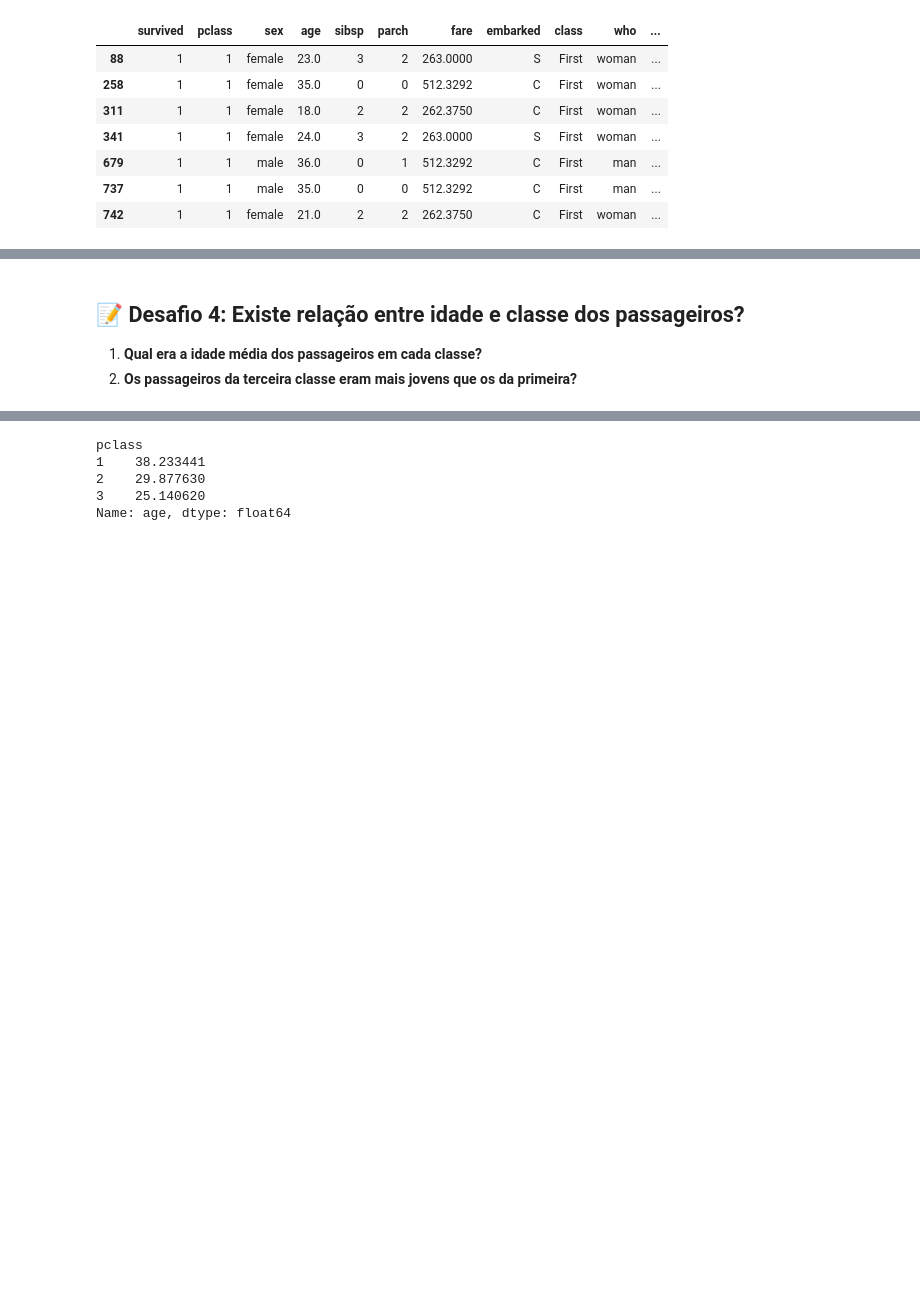
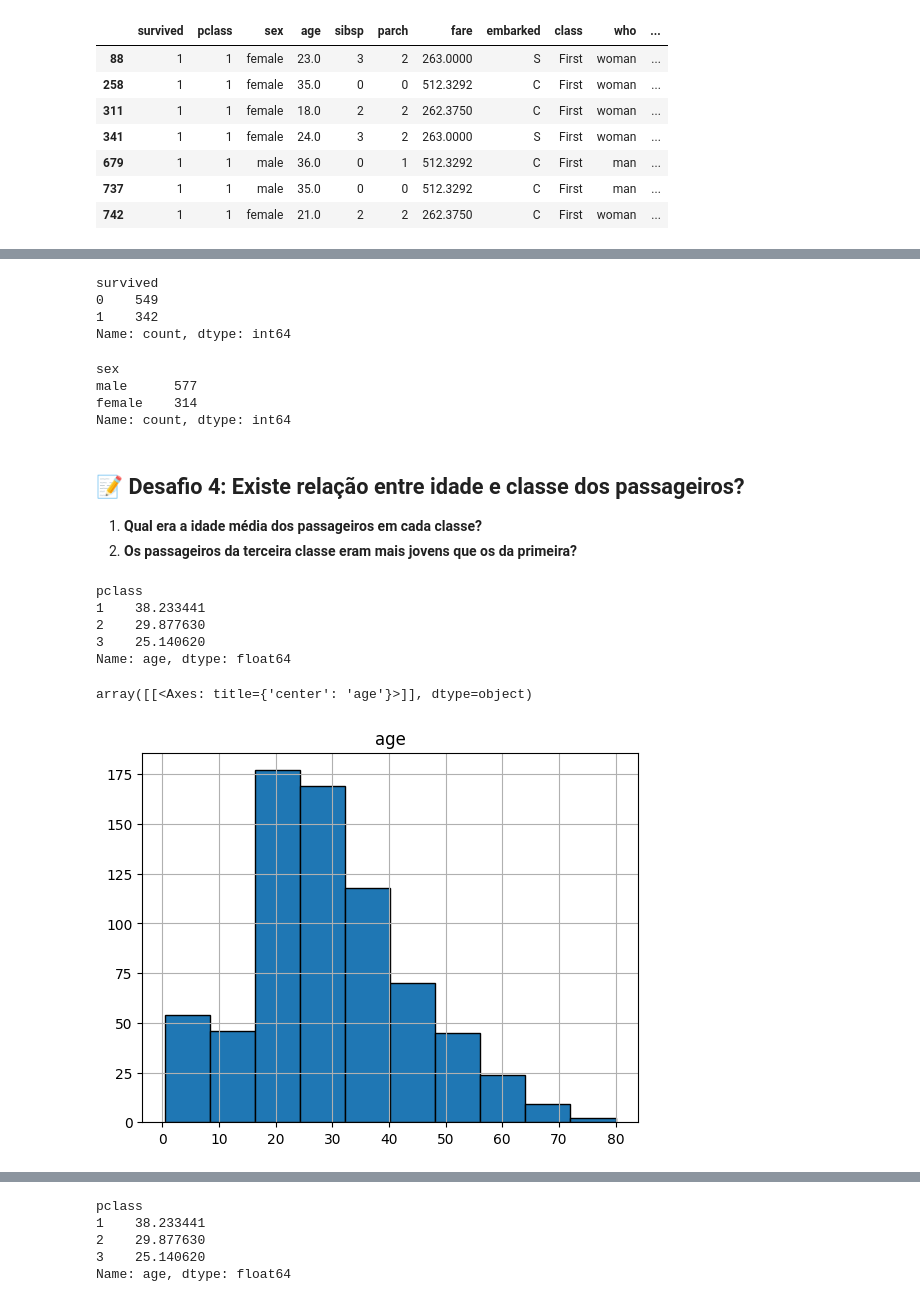
Before and after one commit to jfandre00/Curso-Python-Infnet, a Jupyter notebook: Python para Dados 1T25/Material do Professor/7 - Resolvido André - Projeto_com_pacote_pandas.ipynb, the cells around one changed output, grey strips where cells are left out. Drawn from its saved outputs; the diff is of its cells as text; code cells hidden in the pictures; blank space fills up the shorter version.

```diff
--- a/Python para Dados 1T25/Material do Professor/7 - Resolvido André - Projeto_com_pacote_pandas.ipynb
+++ b/Python para Dados 1T25/Material do Professor/7 - Resolvido André - Projeto_com_pacote_pandas.ipynb
@@ -215,5 +241,34 @@ df[(df['fare'] > 250) & (df['pclass'] == 1) & (df['survived'] == 1)] #pagou mais
+# %%
+df['survived'].value_counts() #distribuição de passageiros por sobrevivência
+# %% [output]
+survived
+0    549
+1    342
+Name: count, dtype: int64
+# %%
+#Contagem de homens e mulheres
+df['sex'].value_counts()
+# %% [output]
+sex
+male      577
+female    314
+Name: count, dtype: int64
 # %% [markdown]
 ## 📝 Desafio 4: Existe relação entre idade e classe dos passageiros?
 
 1. **Qual era a idade média dos passageiros em cada classe?**
 2. **Os passageiros da terceira classe eram mais jovens que os da primeira?**
+# %%
+#Qual a idade média dos passageiros em cada classe?
+df.groupby('pclass')['age'].mean()
+# %% [output]
+pclass
+1    38.233441
+2    29.877630
+3    25.140620
+Name: age, dtype: float64
+# %%
+df.hist('age', ec='black') #histograma de idades
+# %% [output]
+array([[<Axes: title={'center': 'age'}>]], dtype=object)
+[figure, added]
```
Also changed, not shown: parts of 17 cells of this notebook, 9 other files.
